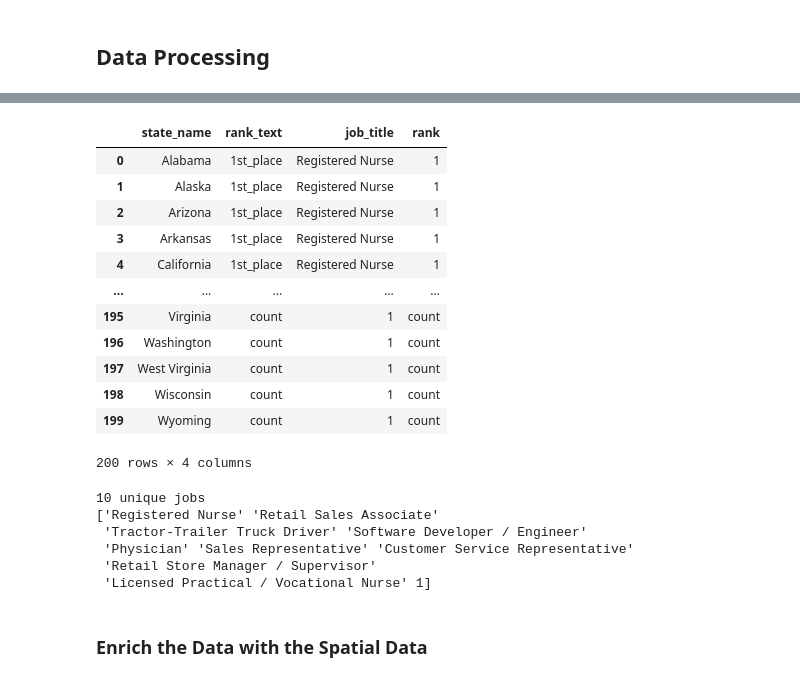
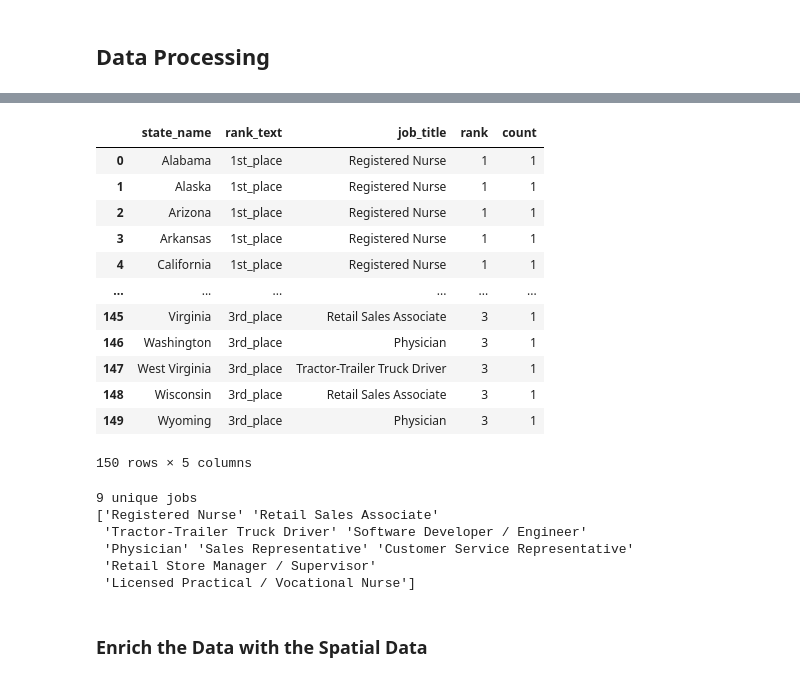
Before and after one commit to allisonljones-code/Makeover_Monday, a Jupyter notebook: Makeover_Monday_2026_W4_Job_Title_in_Highest_Demand.ipynb, the cells around one changed output, grey strips where cells are left out. Drawn from its saved outputs; the diff is of its cells as text; code cells hidden in the pictures.

```diff
--- a/Makeover_Monday_2026_W4_Job_Title_in_Highest_Demand.ipynb
+++ b/Makeover_Monday_2026_W4_Job_Title_in_Highest_Demand.ipynb
@@ -102,45 +124,53 @@ df_1.head()
 # %%
 ##create the df_long which unpivot the data
 
 df_1['count'] = 1
 
 df_long = (
     df_1
       .melt(
-          id_vars=["state_name"],
-          var_name='rank_text',
-          value_name='job_title'
+        id_vars=["state_name"],
+        value_vars=["1st_place", "2nd_place", "3rd_place"],  # explicitly only these
+        var_name="rank_text",
+        value_name="job_title"
       )
 )
 
-df_long['rank'] = df_long['rank_text'].str.replace(r'st_place|nd_place|rd_place', '', regex=True) #This replaces '1st_place' with '1', '2nd_place' with '2', etc.
+df_long["rank"] = (
+    df_long["rank_text"]
+    .str.extract(r"(\d+)")      # pulls 1,2,3
+    .astype(int)
+)
+
+df_long["count"] = 1
+
 df_long
 # %% [output]
-|  | state_name | rank_text | job_title | rank |
-| 0 | Alabama | 1st_place | Registered Nurse | 1 |
-| 1 | Alaska | 1st_place | Registered Nurse | 1 |
-| 2 | Arizona | 1st_place | Registered Nurse | 1 |
-| 3 | Arkansas | 1st_place | Registered Nurse | 1 |
-| 4 | California | 1st_place | Registered Nurse | 1 |
-| ... | ... | ... | ... | ... |
-| 195 | Virginia | count | 1 | count |
-| 196 | Washington | count | 1 | count |
-| 197 | West Virginia | count | 1 | count |
-| 198 | Wisconsin | count | 1 | count |
-| 199 | Wyoming | count | 1 | count |
+|  | state_name | rank_text | job_title | rank | count |
+| 0 | Alabama | 1st_place | Registered Nurse | 1 | 1 |
+| 1 | Alaska | 1st_place | Registered Nurse | 1 | 1 |
+| 2 | Arizona | 1st_place | Registered Nurse | 1 | 1 |
+| 3 | Arkansas | 1st_place | Registered Nurse | 1 | 1 |
+| 4 | California | 1st_place | Registered Nurse | 1 | 1 |
+| ... | ... | ... | ... | ... | ... |
+| 145 | Virginia | 3rd_place | Retail Sales Associate | 3 | 1 |
+| 146 | Washington | 3rd_place | Physician | 3 | 1 |
+| 147 | West Virginia | 3rd_place | Tractor-Trailer Truck Driver | 3 | 1 |
+| 148 | Wisconsin | 3rd_place | Retail Sales Associate | 3 | 1 |
+| 149 | Wyoming | 3rd_place | Physician | 3 | 1 |
-200 rows × 4 columns
+150 rows × 5 columns
 # %%
 job_title_count = df_long['job_title'].nunique()
 job_title = df_long['job_title'].unique()
 print(f'{job_title_count} unique jobs'),
 print(job_title)
 # %% [output]
-10 unique jobs
+9 unique jobs
 ['Registered Nurse' 'Retail Sales Associate'
  'Tractor-Trailer Truck Driver' 'Software Developer / Engineer'
  'Physician' 'Sales Representative' 'Customer Service Representative'
  'Retail Store Manager / Supervisor'
- 'Licensed Practical / Vocational Nurse' 1]
+ 'Licensed Practical / Vocational Nurse']
 # %% [markdown]
 ### Enrich the Data with the Spatial Data
 # %%
```
Also changed, not shown: parts of 24 cells of this notebook, 1 other file.
